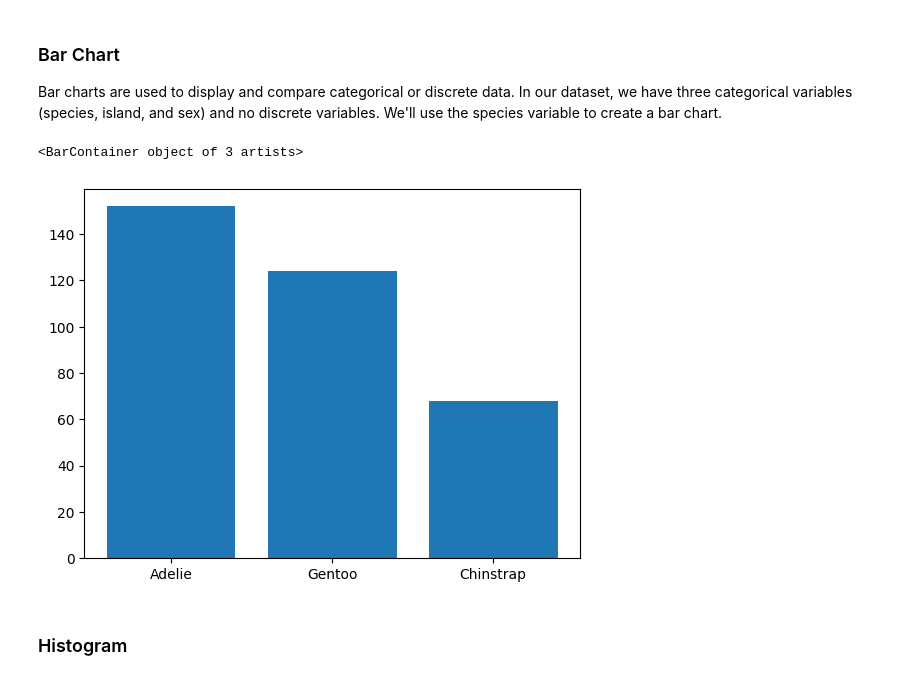
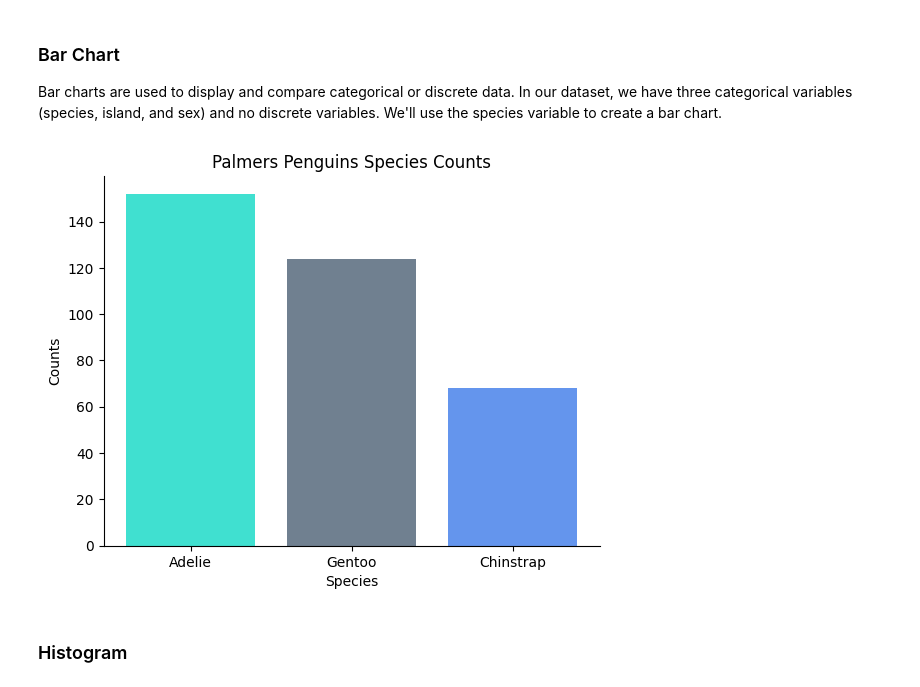
Before and after one commit to ciaranmurphy10/principles-of-da-assessment, a Jupyter notebook: penguins.ipynb, the cells around one changed output. Drawn from its saved outputs; the diff is of its cells as text; code cells hidden in the pictures.

Commit message:
Updated bar chart code.

```diff
--- a/penguins.ipynb
+++ b/penguins.ipynb
@@ -366,17 +366,32 @@ Similar to ints, bools take up 28 bytes and use less memory than strings.
 
 Bar charts are used to display and compare categorical or discrete data. In our dataset, we have three categorical variables (species, island, and sex) and no discrete variables. We'll use the species variable to create a bar chart.
 # %%
-# Count the number of time each species occurs.
+# Count the number of time each species occurs using the .value_counts() method. This will return a Series.
+# Use the .reset_index() method to convert to a DataFrame, renaming the column containing the counts.
 species_counts = penguins[["species"]].value_counts().reset_index(name="count")
 
 # Create fig and ax objects.
 fig, ax = plt.subplots()
 
-# Plot a bar chat of species counts.
-ax.bar(species_counts['species'], species_counts['count'])
+# Plot a bar chart of species counts.
+ax.bar(x = species_counts['species'], # Species names.
+       height = species_counts['count'], # Species counts.
+       color = ["turquoise", "slategray", "cornflowerblue"]) # Bar colours.
+
+# Set the x-axis label.
+ax.set_xlabel('Species')
+
+# Set the y-axis label.
+ax.set_ylabel('Counts')
+
+# Set the title.
+ax.set_title('Palmers Penguins Species Counts')
+
+# Remove the top and right spines.
+ax.spines['top'].set_visible(False)
+ax.spines['right'].set_visible(False)
 # %% [output]
-<BarContainer object of 3 artists>
-[figure, old version]
+[figure, new version]
 # %% [markdown]
 ### Histogram
 # %% [markdown]
```
